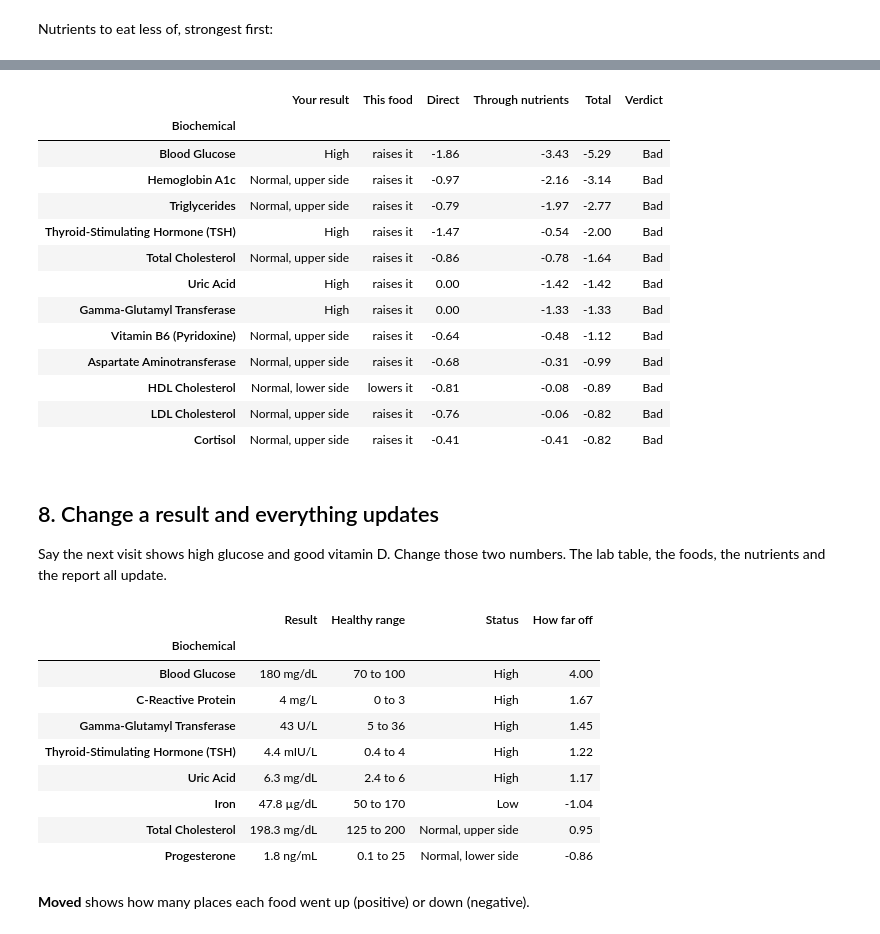
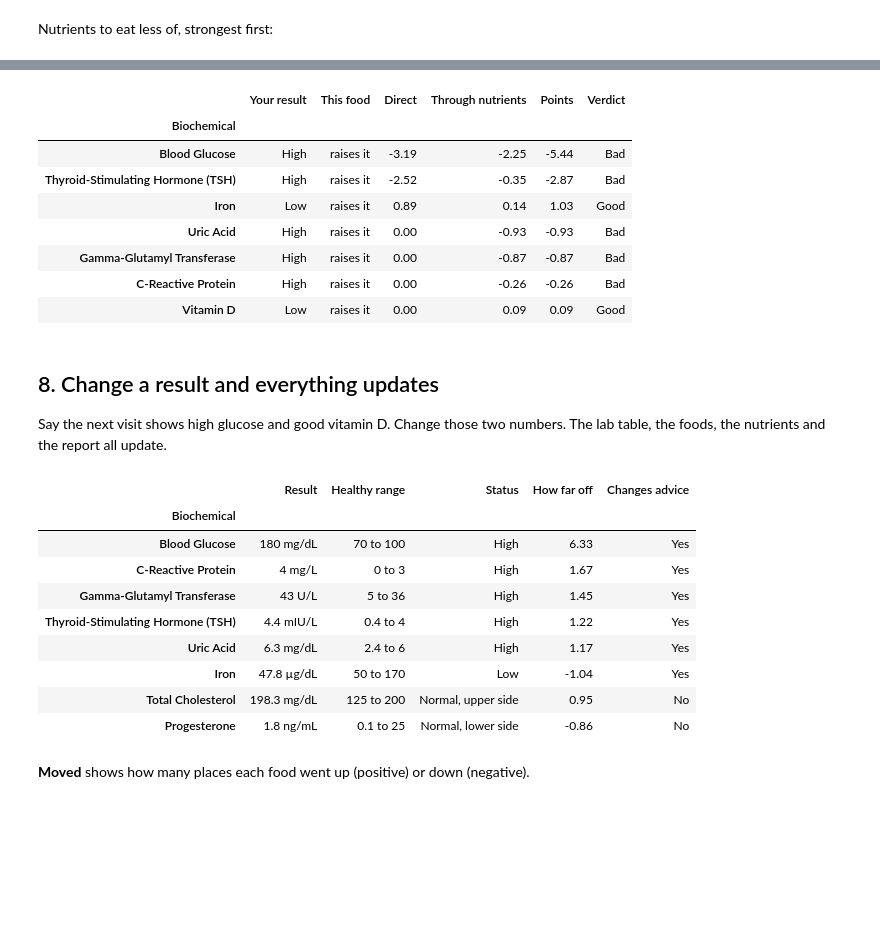
Before and after one commit to shiyasali23/biofoodrec, a Jupyter notebook: examples/try_biofoodrec.ipynb, the cells around one changed output, grey strips where cells are left out. Cells and saved outputs as stored; diff of their text form; code cells hidden in the pictures; blank space fills up the shorter version.

```diff
--- a/examples/try_biofoodrec.ipynb
+++ b/examples/try_biofoodrec.ipynb
@@ -31,7 +31,7 @@ def bars(table, *columns, axis=0):
     return (table.style.bar(subset=list(columns), axis=axis, align="zero", color=[RED, BLUE], height=60, width=80)
             .format(precision=2))
 
-rec = FoodRecommender(tuning=Tuning.recommended())
+rec = FoodRecommender()
 ref = rec.reference
 print(len(ref.biochemicals), "blood tests |", len(ref.foods), "foods |", len(ref.nutrients), "nutrients")
 # %% [output]
@@ -238,20 +239,15 @@ bars(result.explain("Flax Seed").head(12), "Total")
 # %%
-bars(result.explain("Banana").head(12), "Total")
+bars(result.explain("Banana").head(12), "Points")
 # %% [output]
-|  | Your result | This food | Direct | Through nutrients | Total | Verdict |
+|  | Your result | This food | Direct | Through nutrients | Points | Verdict |
 | Biochemical |  |  |  |  |  |  |
-| Blood Glucose | High | raises it | -1.86 | -3.43 | -5.29 | Bad |
-| Hemoglobin A1c | Normal, upper side | raises it | -0.97 | -2.16 | -3.14 | Bad |
-| Triglycerides | Normal, upper side | raises it | -0.79 | -1.97 | -2.77 | Bad |
-| Thyroid-Stimulating Hormone (TSH) | High | raises it | -1.47 | -0.54 | -2.00 | Bad |
-| Total Cholesterol | Normal, upper side | raises it | -0.86 | -0.78 | -1.64 | Bad |
-| Uric Acid | High | raises it | 0.00 | -1.42 | -1.42 | Bad |
-| Gamma-Glutamyl Transferase | High | raises it | 0.00 | -1.33 | -1.33 | Bad |
-| Vitamin B6 (Pyridoxine) | Normal, upper side | raises it | -0.64 | -0.48 | -1.12 | Bad |
-| Aspartate Aminotransferase | Normal, upper side | raises it | -0.68 | -0.31 | -0.99 | Bad |
-| HDL Cholesterol | Normal, lower side | lowers it | -0.81 | -0.08 | -0.89 | Bad |
-| LDL Cholesterol | Normal, upper side | raises it | -0.76 | -0.06 | -0.82 | Bad |
-| Cortisol | Normal, upper side | raises it | -0.41 | -0.41 | -0.82 | Bad |
+| Blood Glucose | High | raises it | -3.19 | -2.25 | -5.44 | Bad |
+| Thyroid-Stimulating Hormone (TSH) | High | raises it | -2.52 | -0.35 | -2.87 | Bad |
+| Iron | Low | raises it | 0.89 | 0.14 | 1.03 | Good |
+| Uric Acid | High | raises it | 0.00 | -0.93 | -0.93 | Bad |
+| Gamma-Glutamyl Transferase | High | raises it | 0.00 | -0.87 | -0.87 | Bad |
+| C-Reactive Protein | High | raises it | 0.00 | -0.26 | -0.26 | Bad |
+| Vitamin D | Low | raises it | 0.00 | 0.09 | 0.09 | Good |
 # %% [markdown]
 ## 8. Change a result and everything updates
 
@@ -261,16 +257,16 @@ The lab table, the foods, the nutrients and the report all update.
 after = result.update({"Blood Glucose": 180, "Vitamin D": 45})
 after.labs().head(8)
 # %% [output]
-|  | Result | Healthy range | Status | How far off |
-| Biochemical |  |  |  |  |
-| Blood Glucose | 180 mg/dL | 70 to 100 | High | 4.00 |
-| C-Reactive Protein | 4 mg/L | 0 to 3 | High | 1.67 |
-| Gamma-Glutamyl Transferase | 43 U/L | 5 to 36 | High | 1.45 |
-| Thyroid-Stimulating Hormone (TSH) | 4.4 mIU/L | 0.4 to 4 | High | 1.22 |
-| Uric Acid | 6.3 mg/dL | 2.4 to 6 | High | 1.17 |
-| Iron | 47.8 µg/dL | 50 to 170 | Low | -1.04 |
-| Total Cholesterol | 198.3 mg/dL | 125 to 200 | Normal, upper side | 0.95 |
-| Progesterone | 1.8 ng/mL | 0.1 to 25 | Normal, lower side | -0.86 |
+|  | Result | Healthy range | Status | How far off | Changes advice |
+| Biochemical |  |  |  |  |  |
+| Blood Glucose | 180 mg/dL | 70 to 100 | High | 6.33 | Yes |
+| C-Reactive Protein | 4 mg/L | 0 to 3 | High | 1.67 | Yes |
+| Gamma-Glutamyl Transferase | 43 U/L | 5 to 36 | High | 1.45 | Yes |
+| Thyroid-Stimulating Hormone (TSH) | 4.4 mIU/L | 0.4 to 4 | High | 1.22 | Yes |
+| Uric Acid | 6.3 mg/dL | 2.4 to 6 | High | 1.17 | Yes |
+| Iron | 47.8 µg/dL | 50 to 170 | Low | -1.04 | Yes |
+| Total Cholesterol | 198.3 mg/dL | 125 to 200 | Normal, upper side | 0.95 | No |
+| Progesterone | 1.8 ng/mL | 0.1 to 25 | Normal, lower side | -0.86 | No |
 # %% [markdown]
 **Moved** shows how many places each food went up (positive) or down (negative).
 # %%
```
Also changed, not shown: parts of 33 cells of this notebook, 13 other files.
